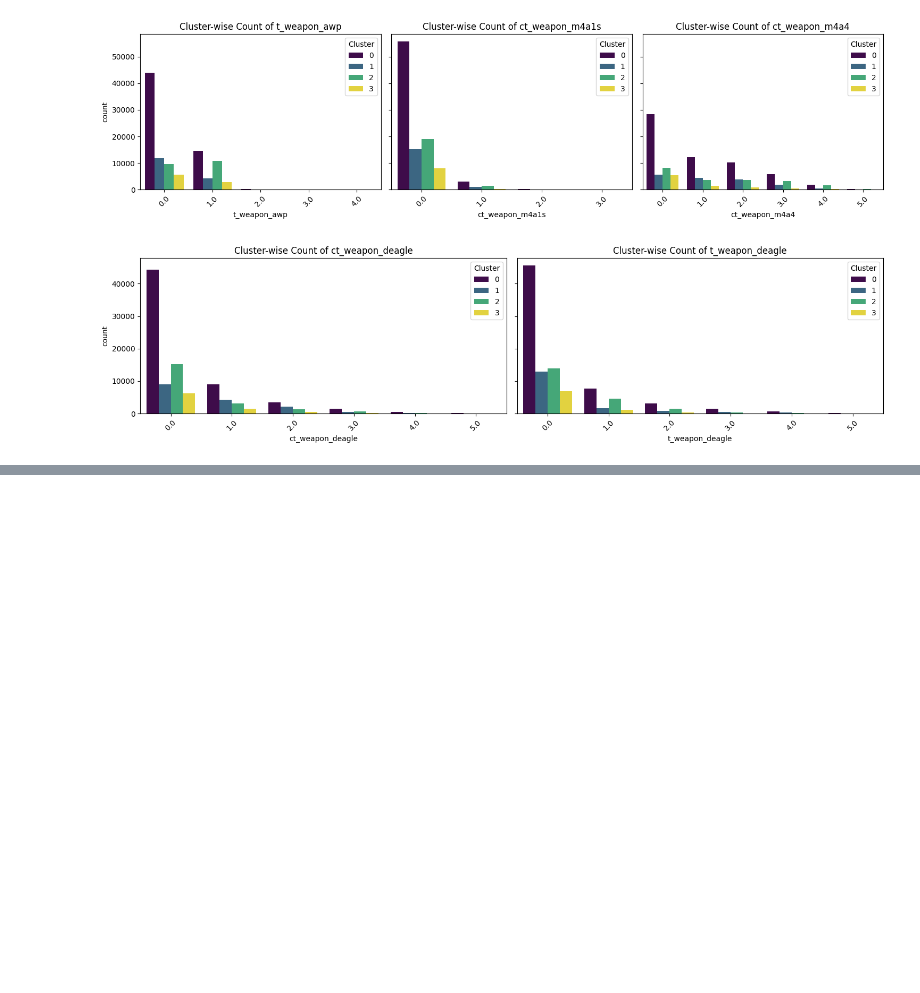
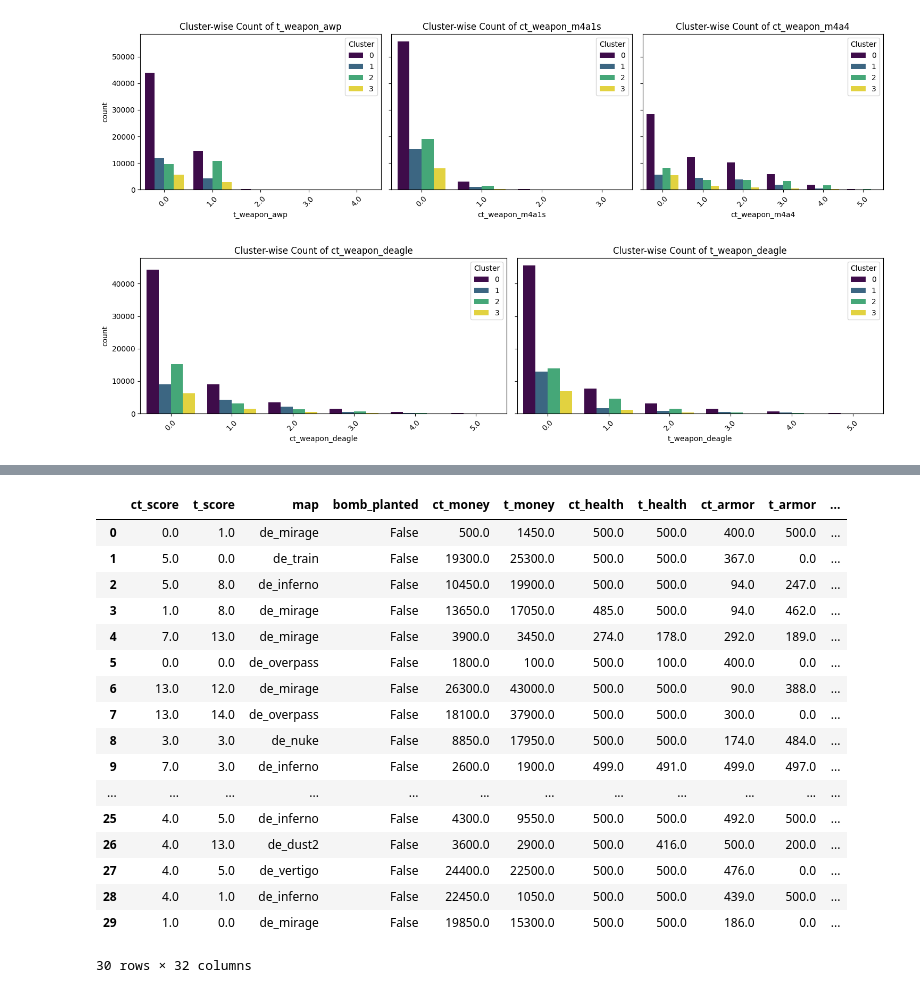
Before and after one commit to PNUAITeam13/CS-GO_Round_Winner_Clustering, a Jupyter notebook: csgo_rounds_winner.ipynb, the cells around one changed output, grey strips where cells are left out. Cells and saved outputs as stored; diff of their text form; code cells hidden in the pictures; blank space fills up the shorter version.

```diff
--- a/csgo_rounds_winner.ipynb
+++ b/csgo_rounds_winner.ipynb
@@ -297,0 +319,21 @@ for chunk in chunks:
+# %%
+data_train.head(30)
+# %% [output]
+|  | ct_score | t_score | map | bomb_planted | ct_money | t_money | ct_health | t_health | ct_armor | t_armor | ... |
+| 0 | 0.0 | 1.0 | de_mirage | False | 500.0 | 1450.0 | 500.0 | 500.0 | 400.0 | 500.0 | ... |
+| 1 | 5.0 | 0.0 | de_train | False | 19300.0 | 25300.0 | 500.0 | 500.0 | 367.0 | 0.0 | ... |
+| 2 | 5.0 | 8.0 | de_inferno | False | 10450.0 | 19900.0 | 500.0 | 500.0 | 94.0 | 247.0 | ... |
+| 3 | 1.0 | 8.0 | de_mirage | False | 13650.0 | 17050.0 | 485.0 | 500.0 | 94.0 | 462.0 | ... |
+| 4 | 7.0 | 13.0 | de_mirage | False | 3900.0 | 3450.0 | 274.0 | 178.0 | 292.0 | 189.0 | ... |
+| 5 | 0.0 | 0.0 | de_overpass | False | 1800.0 | 100.0 | 500.0 | 100.0 | 400.0 | 0.0 | ... |
+| 6 | 13.0 | 12.0 | de_mirage | False | 26300.0 | 43000.0 | 500.0 | 500.0 | 90.0 | 388.0 | ... |
+| 7 | 13.0 | 14.0 | de_overpass | False | 18100.0 | 37900.0 | 500.0 | 500.0 | 300.0 | 0.0 | ... |
+| 8 | 3.0 | 3.0 | de_nuke | False | 8850.0 | 17950.0 | 500.0 | 500.0 | 174.0 | 484.0 | ... |
+| 9 | 7.0 | 3.0 | de_inferno | False | 2600.0 | 1900.0 | 499.0 | 491.0 | 499.0 | 497.0 | ... |
+| ... | ... | ... | ... | ... | ... | ... | ... | ... | ... | ... | ... |
+| 25 | 4.0 | 5.0 | de_inferno | False | 4300.0 | 9550.0 | 500.0 | 500.0 | 492.0 | 500.0 | ... |
+| 26 | 4.0 | 13.0 | de_dust2 | False | 3600.0 | 2900.0 | 500.0 | 416.0 | 500.0 | 200.0 | ... |
+| 27 | 4.0 | 5.0 | de_vertigo | False | 24400.0 | 22500.0 | 500.0 | 500.0 | 476.0 | 0.0 | ... |
+| 28 | 4.0 | 1.0 | de_inferno | False | 22450.0 | 1050.0 | 500.0 | 500.0 | 439.0 | 500.0 | ... |
+| 29 | 1.0 | 0.0 | de_mirage | False | 19850.0 | 15300.0 | 500.0 | 500.0 | 186.0 | 0.0 | ... |
+30 rows × 32 columns
```
Also changed, not shown: parts of 16 cells of this notebook.
